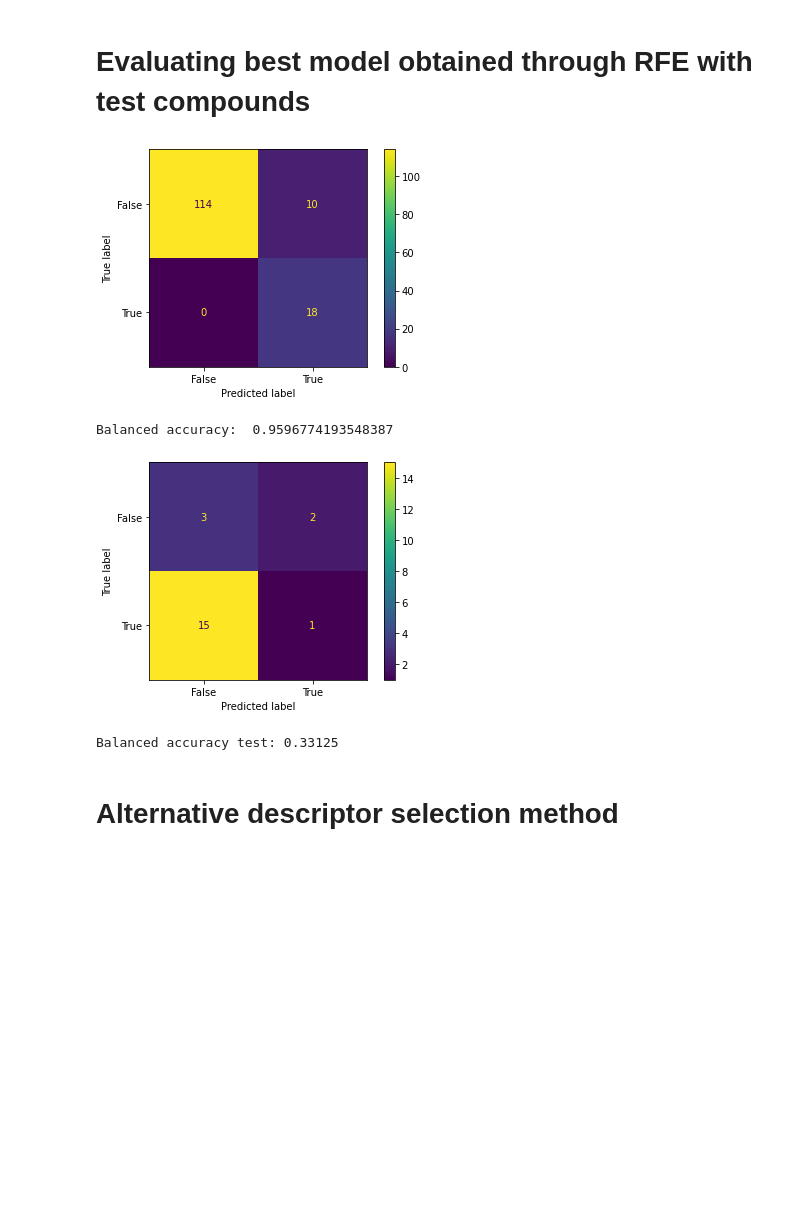
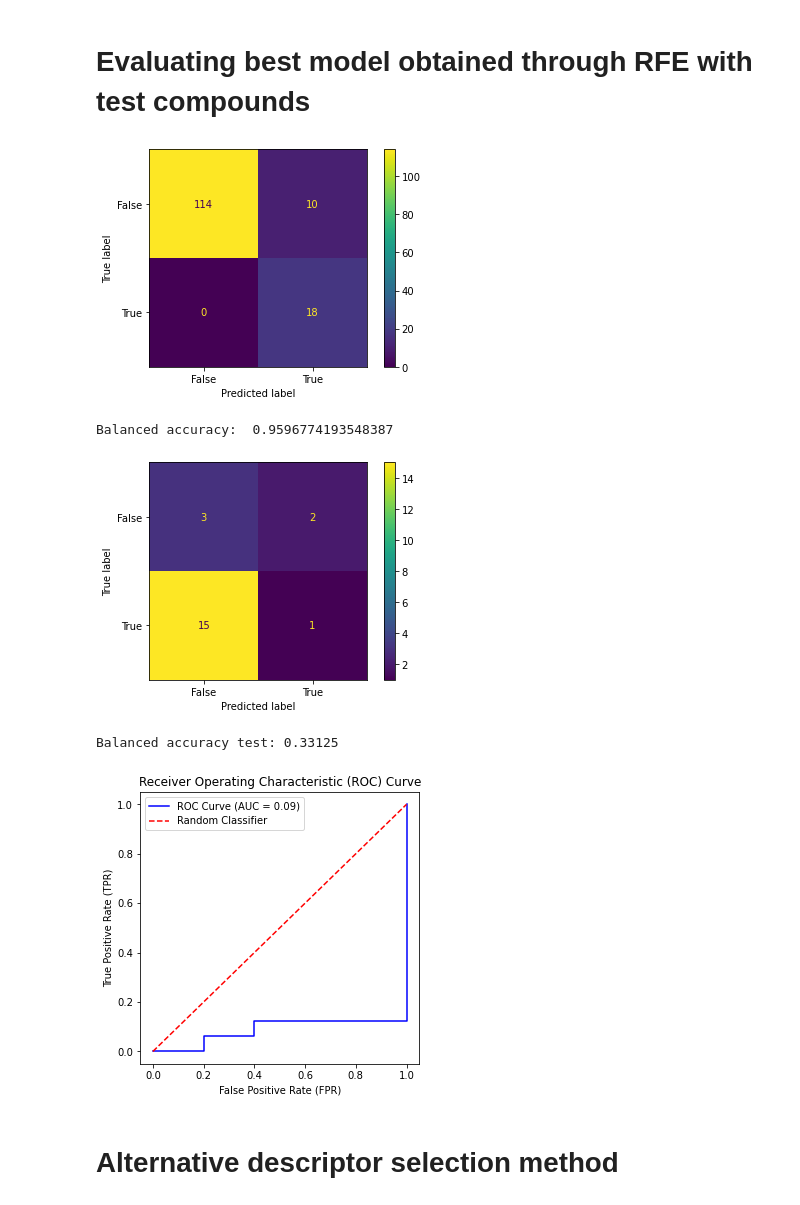
Before and after one commit to kaislaughter/Ionizable_drug_siRNA_complexation, a Jupyter notebook: 5. Initial classification analysis for siRNA complexation screening data.ipynb, the cells around one changed output. Saved outputs shown, nothing was run; the diff lists cells and outputs as text; code cells hidden in the pictures; blank space fills up the shorter version.

```diff
--- a/5. Initial classification analysis for siRNA complexation screening data.ipynb
+++ b/5. Initial classification analysis for siRNA complexation screening data.ipynb
@@ -36,24 +30,21 @@ from itertools import combinations
 # function to run recursive feature elimination and output the reduced feature set
 # function takes model input features (X_in), model output (y_in), number of features (N),
 # type of feature elimination (RFE or RFECV, sel) and verbosity (verb)
-def feat_red(clf,X_in,y_in,N,sel,verb):
+def feat_red(clf,X_in,y_in,N,verb):
     estimator = clf
-    if sel == 'RFECV':
-        selector = RFECV(estimator, min_features_to_select=N, step=1,verbose=verb, cv = 3)
-    else:
-        selector = RFE(estimator,n_features_to_select=N,step=1,verbose=verb)
+    selector = RFE(estimator,n_features_to_select=N,step=1,verbose=verb)
     selector = selector.fit(X_in,y_in)
     feat_out = selector.get_feature_names_out(X_in.columns)
     return feat_out
 
 # runs feat_red function for all numbers of features in array N for input X (features) and y (model output)
 # returns an array of feature sets for all specified N
-def multi_feat_red(clf,X_in,Y_in,N,sel):
+def multi_feat_red(clf,X_in,Y_in,N):
     feat_r = {}
     feat_r[0] = X_in.columns
     j=1
     for i in N:
-        feat_r[j]= feat_red(clf,X_in[feat_r[j-1]],Y_in,i,sel,0)
+        feat_r[j]= feat_red(clf,X_in[feat_r[j-1]],Y_in,i,0)
         j=j+1
     return feat_r
 
@@ -461,7 +452,7 @@ Balanced accuracy:  0.9681899641577061
 clf = LogisticRegression(solver='liblinear', multi_class='ovr', class_weight='balanced', max_iter=1000)
 
 # determine features for each number defined in N
-feat_r = multi_feat_red(clf,x,y,N,'RFE')
+feat_r = multi_feat_red(clf,x,y,N)
 
 # using best N from above
 N_best = 8
@@ -468,29 +471,45 @@ N_best = 8
 # %%
+# defining logistic regression model and fitting with training data
 clf = LogisticRegression(solver='liblinear', multi_class='ovr', class_weight='balanced', max_iter=1000)
 clf.fit(x[feat_r[N_best]],y)
 
+# generating confusion matrix for training data
 cm_test(clf,x[feat_r[N_best]],y)
 
-test_molecules = pd.read_csv('Data_files/descriptors_test_compounds.csv')
-
-X_test = test_molecules
-
-X_test[X.columns] = scaler.transform(X_test[X.columns])
-Y_test = test_molecules['siRNA complexing']
-
+# generating predicted values for test data
 Y_pred = clf.predict(X_test[feat_r[N_best]])
 
+# displaying confusion matrix for test data
 cm = confusion_matrix(Y_test, Y_pred, labels=clf.classes_)
 disp = ConfusionMatrixDisplay(confusion_matrix=cm,display_labels=clf.classes_)
 disp.plot()
+plt.show()
 
+# printing balanced accuracy for the test set
+print('Balanced accuracy test:', balanced_accuracy_score(Y_test,Y_pred))
+
+# generate ROC curve
+prob_true = clf.predict_proba(X_test[feat_r[N_best]])[:,1]
+auc_score = roc_auc_score(Y_test,prob_true)
+fpr, tpr, thresholds = roc_curve(Y_test, prob_true)
+plt.figure(figsize = (5,5))
+plt.plot(fpr, tpr, 'b', label = f'ROC Curve (AUC = {auc_score:.2f})')
+plt.plot([0, 1], [0, 1], 'r--', label = 'Random Classifier')
+plt.xlabel('False Positive Rate (FPR)')
+plt.ylabel('True Positive Rate (TPR)')
+plt.title('Receiver Operating Characteristic (ROC) Curve')
+plt.legend()
 plt.show()
-print('Balanced accuracy test:', balanced_accuracy_score(Y_test,Y_pred))
+
+# output ROC curve
+ROC_curve = pd.DataFrame({'FPR':fpr,'TPR':tpr})
+ROC_curve.to_csv('Data_files/For_plotting/prelim_unsuccessful_model_ROC.csv')
 # %% [output]
 [figure]
 Balanced accuracy:  0.9596774193548387
 [figure]
 Balanced accuracy test: 0.33125
+[figure, added]
 # %% [markdown]
 # Alternative descriptor selection method
 # %%
```
Also changed, not shown: parts of 8 cells of this notebook.
